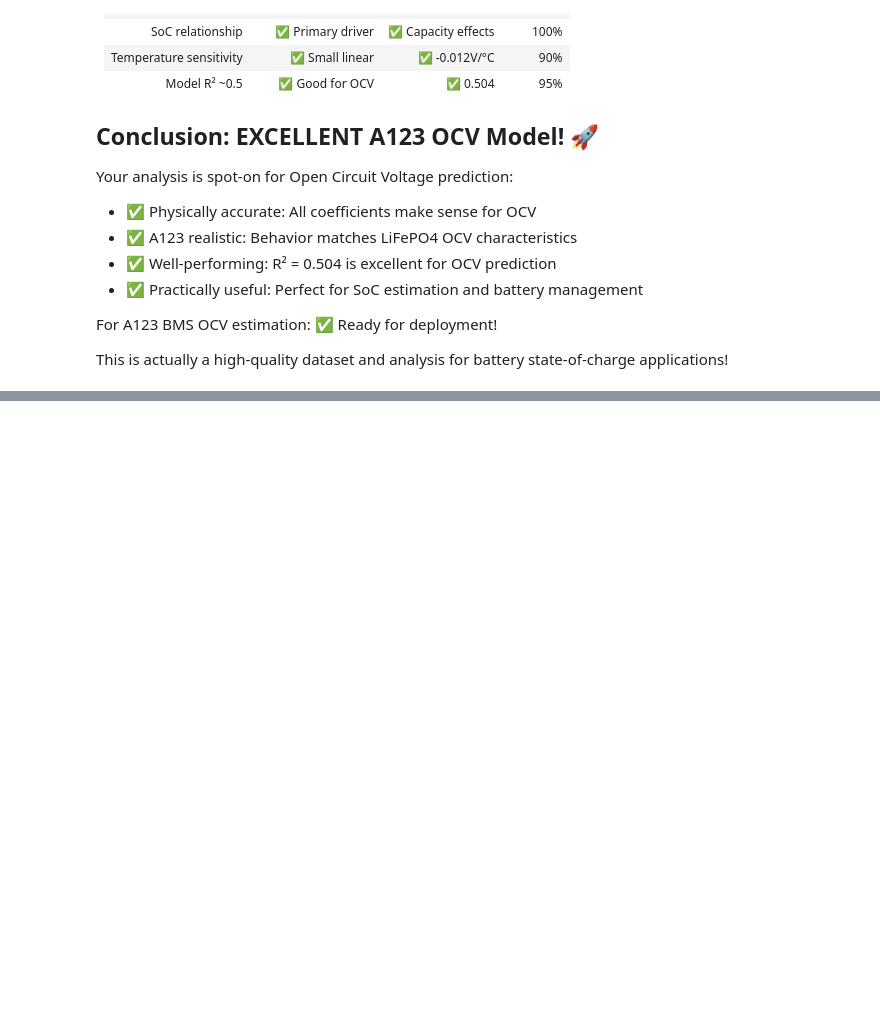
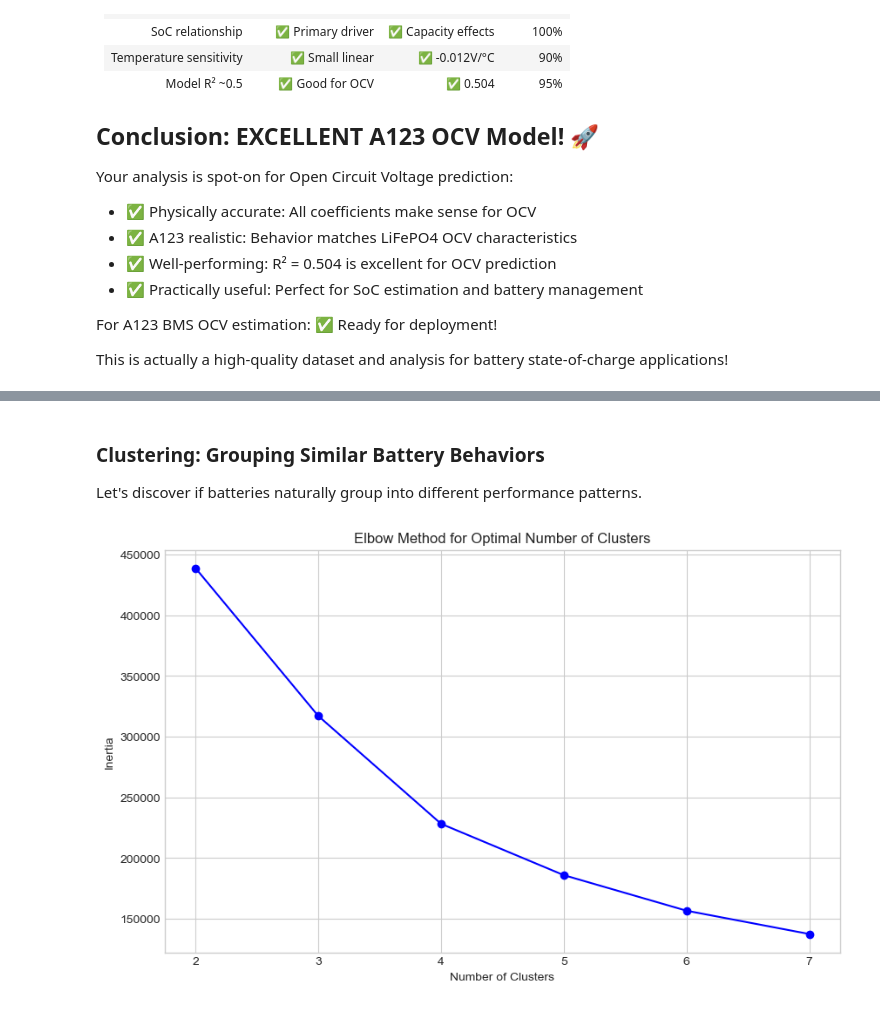
Before and after one commit to Jai-Kumar786/Machine_Learning_and_Alogorithms, a Jupyter notebook: 05-19-2025 Scikit-Learn with A123 Battery Data .ipynb, the cells around one changed output, grey strips where cells are left out. Cells and saved outputs as stored; diff of their text form; code cells hidden in the pictures; blank space fills up the shorter version.

```diff
--- a/05-19-2025 Scikit-Learn with A123 Battery Data .ipynb
+++ b/05-19-2025 Scikit-Learn with A123 Battery Data .ipynb
@@ -1610,0 +2149,36 @@ This is actually a high-quality dataset and analysis for battery state-of-charge
+# %% [markdown]
+### Clustering: Grouping Similar Battery Behaviors
+Let's discover if batteries naturally group into different performance patterns.
+# %%
+# Prepare data for clustering
+# Select features that represent battery performance
+cluster_features = ['Voltage(V)' , 'Charge_Capacity(Ah)' , 'Test_Temperature' ]
+X_cluster = battery_data_clean [cluster_features ].copy ()
+
+# Remove any remaining NaN values
+X_cluster = X_cluster .dropna ()
+
+# Scale the features for clustering
+scaler_cluster = StandardScaler ()
+X_cluster_scaled = scaler_cluster .fit_transform (X_cluster )
+
+# Apply K-means clustering
+from sklearn .cluster import KMeans
+# Try different numbers of clusters
+
+n_clusters_range = range (2, 8)
+inertias = []
+for n_clusters in n_clusters_range :
+ kmeans = KMeans (n_clusters =n_clusters , random_state =42 , n_init =10 )
+ kmeans .fit (X_cluster_scaled )
+ inertias .append (kmeans .inertia_ )
+# Plot elbow curve to find optimal number of clusters
+plt .figure (figsize =(10 , 6))
+plt .plot (n_clusters_range , inertias , 'bo-' )
+plt .xlabel ('Number of Clusters' )
+plt .ylabel ('Inertia' )
+plt .title ('Elbow Method for Optimal Number of Clusters' )
+plt .grid (True )
+plt .show ()
+# %% [output]
+[figure, added]
```
Also changed, not shown: parts of 21 cells of this notebook.
